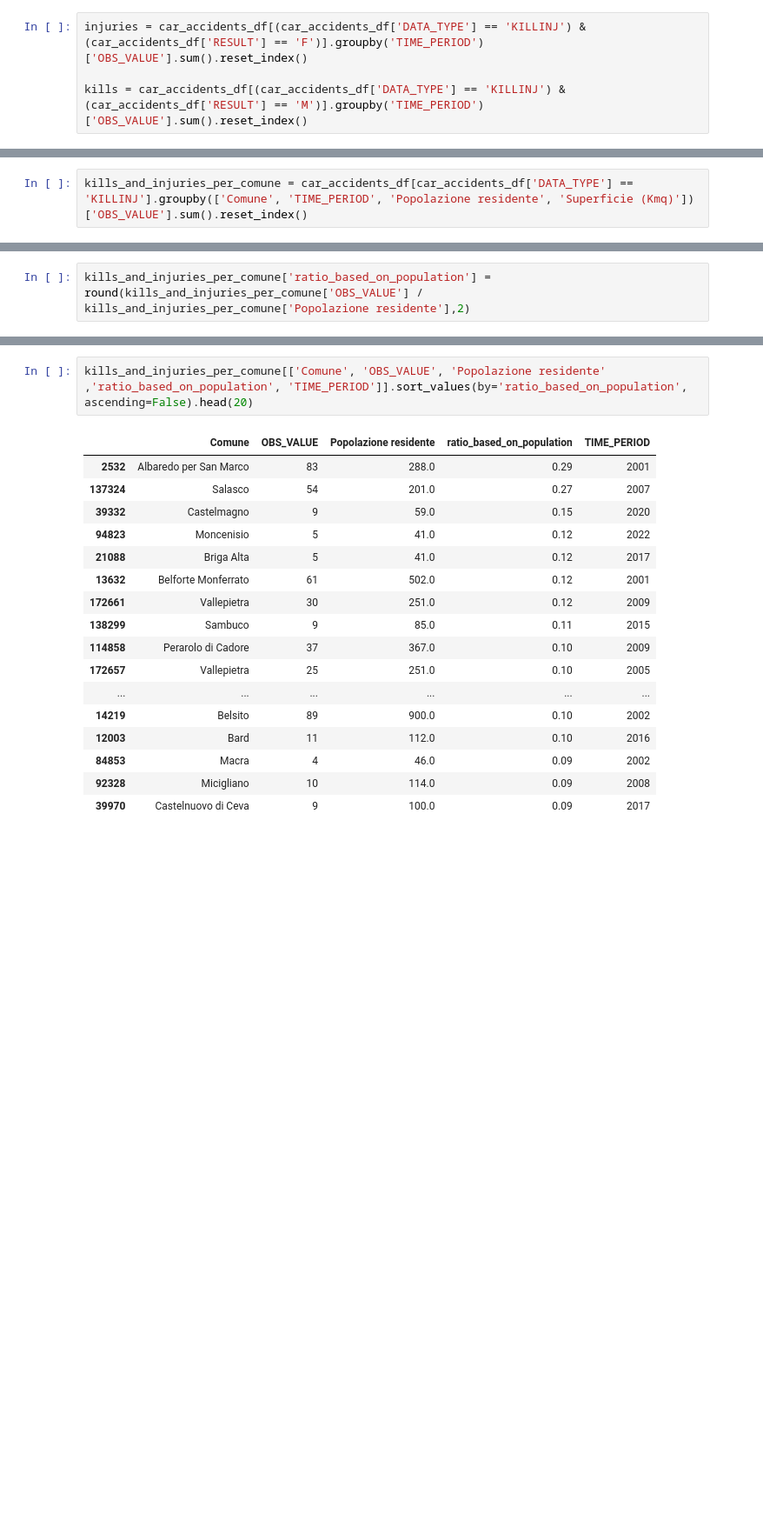
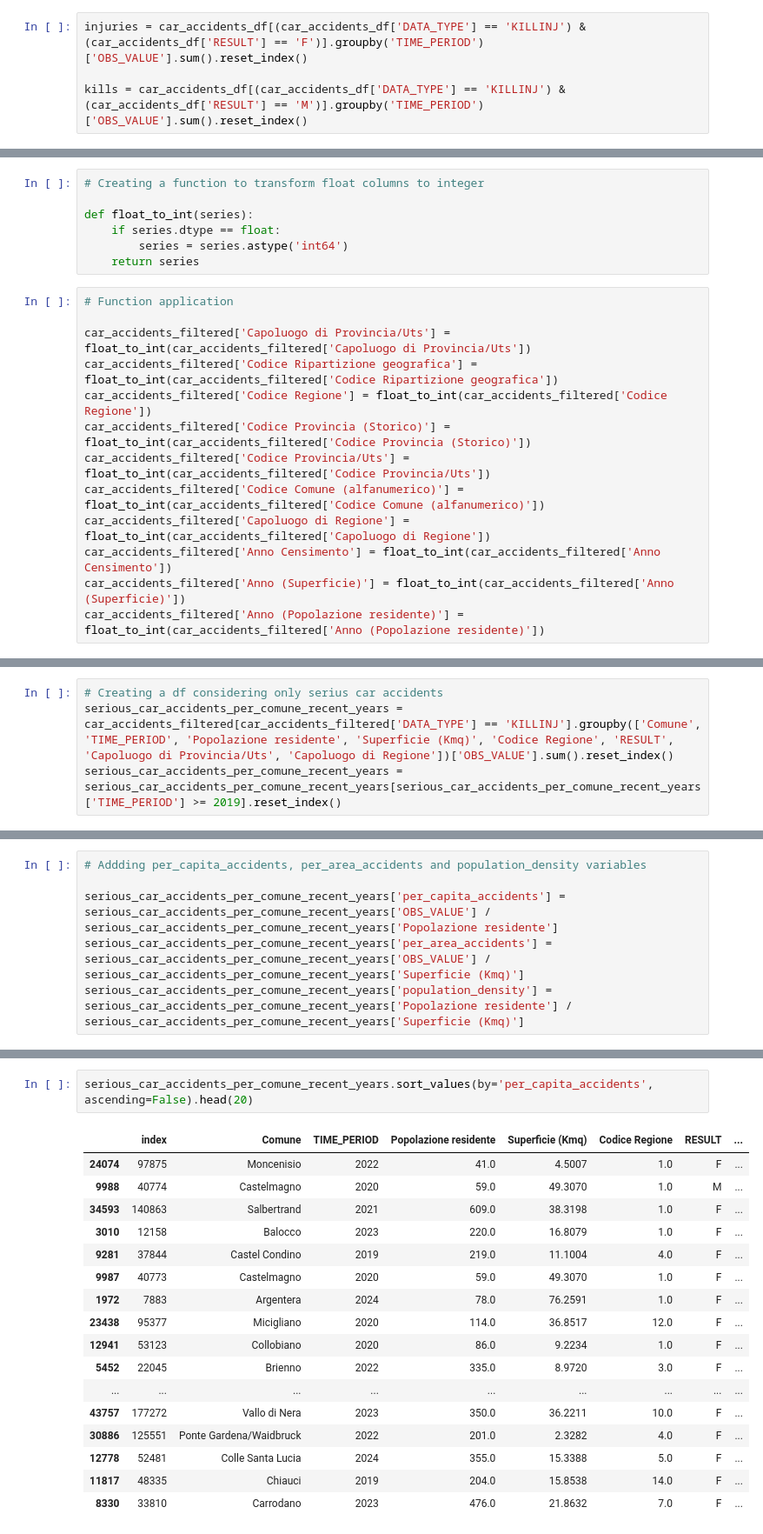
Before and after one commit to andreamigliore91-cyber/final_project_boolean, a Jupyter notebook: final_project_data_analysis.ipynb, the cells around one changed output, grey strips where cells are left out. Shown at 87% size. Saved outputs shown, nothing was run; the diff lists cells and outputs as text; blank space fills up the shorter version.

Commit message:
End of first part of analysis. Results considering recent years (2019-2024) saved the df in csv for statistical analysis

```diff
--- a/final_project_data_analysis.ipynb
+++ b/final_project_data_analysis.ipynb
@@ -75,0 +186,20 @@ plt.show()
+# %%
+# Creating a function to transform float columns to integer
+
+def float_to_int(series):
+    if series.dtype == float:
+        series = series.astype('int64')
+    return series
+# %%
+# Function application
+
+car_accidents_filtered['Capoluogo di Provincia/Uts'] = float_to_int(car_accidents_filtered['Capoluogo di Provincia/Uts'])
+car_accidents_filtered['Codice Ripartizione geografica'] = float_to_int(car_accidents_filtered['Codice Ripartizione geografica'])
+car_accidents_filtered['Codice Regione'] = float_to_int(car_accidents_filtered['Codice Regione'])
+car_accidents_filtered['Codice Provincia (Storico)'] = float_to_int(car_accidents_filtered['Codice Provincia (Storico)'])
+car_accidents_filtered['Codice Provincia/Uts'] = float_to_int(car_accidents_filtered['Codice Provincia/Uts'])
+car_accidents_filtered['Codice Comune (alfanumerico)'] = float_to_int(car_accidents_filtered['Codice Comune (alfanumerico)'])
+car_accidents_filtered['Capoluogo di Regione'] = float_to_int(car_accidents_filtered['Capoluogo di Regione'])
+car_accidents_filtered['Anno Censimento'] = float_to_int(car_accidents_filtered['Anno Censimento'])
+car_accidents_filtered['Anno (Superficie)'] = float_to_int(car_accidents_filtered['Anno (Superficie)'])
+car_accidents_filtered['Anno (Popolazione residente)'] = float_to_int(car_accidents_filtered['Anno (Popolazione residente)'])
@@ -105,2 +384,4 @@ Name: OBS_VALUE, dtype: int64
 # %%
-kills_and_injuries_per_comune = car_accidents_df[car_accidents_df['DATA_TYPE'] == 'KILLINJ'].groupby(['Comune', 'TIME_PERIOD', 'Popolazione residente', 'Superficie (Kmq)'])['OBS_VALUE'].sum().reset_index()
+# Creating a df considering only serius car accidents
+serious_car_accidents_per_comune_recent_years = car_accidents_filtered[car_accidents_filtered['DATA_TYPE'] == 'KILLINJ'].groupby(['Comune', 'TIME_PERIOD', 'Popolazione residente', 'Superficie (Kmq)', 'Codice Regione', 'RESULT', 'Capoluogo di Provincia/Uts', 'Capoluogo di Regione'])['OBS_VALUE'].sum().reset_index()
+serious_car_accidents_per_comune_recent_years = serious_car_accidents_per_comune_recent_years[serious_car_accidents_per_comune_recent_years['TIME_PERIOD'] >= 2019].reset_index()
@@ -110,2 +388,6 @@ kills_and_injuries_per_comune = kills_and_injuries_per_comune[kills_and_injuries
 # %%
-kills_and_injuries_per_comune['ratio_based_on_population'] = round(kills_and_injuries_per_comune['OBS_VALUE'] / kills_and_injuries_per_comune['Popolazione residente'],2)
+# Addding per_capita_accidents, per_area_accidents and population_density variables
+
+serious_car_accidents_per_comune_recent_years['per_capita_accidents'] = serious_car_accidents_per_comune_recent_years['OBS_VALUE'] / serious_car_accidents_per_comune_recent_years['Popolazione residente']
+serious_car_accidents_per_comune_recent_years['per_area_accidents'] = serious_car_accidents_per_comune_recent_years['OBS_VALUE'] / serious_car_accidents_per_comune_recent_years['Superficie (Kmq)']
+serious_car_accidents_per_comune_recent_years['population_density'] = serious_car_accidents_per_comune_recent_years['Popolazione residente'] / serious_car_accidents_per_comune_recent_years['Superficie (Kmq)']
@@ -114,20 +410,20 @@ kills_and_injuries_per_comune['ratio_based_on_area'] = round(kills_and_injuries_
 # %%
-kills_and_injuries_per_comune[['Comune', 'OBS_VALUE', 'Popolazione residente' ,'ratio_based_on_population', 'TIME_PERIOD']].sort_values(by='ratio_based_on_population', ascending=False).head(20)
+serious_car_accidents_per_comune_recent_years.sort_values(by='per_capita_accidents', ascending=False).head(20)
 # %% [output]
-|  | Comune | OBS_VALUE | Popolazione residente | ratio_based_on_population | TIME_PERIOD |
-| 2532 | Albaredo per San Marco | 83 | 288.0 | 0.29 | 2001 |
-| 137324 | Salasco | 54 | 201.0 | 0.27 | 2007 |
-| 39332 | Castelmagno | 9 | 59.0 | 0.15 | 2020 |
-| 94823 | Moncenisio | 5 | 41.0 | 0.12 | 2022 |
-| 21088 | Briga Alta | 5 | 41.0 | 0.12 | 2017 |
-| 13632 | Belforte Monferrato | 61 | 502.0 | 0.12 | 2001 |
-| 172661 | Vallepietra | 30 | 251.0 | 0.12 | 2009 |
-| 138299 | Sambuco | 9 | 85.0 | 0.11 | 2015 |
-| 114858 | Perarolo di Cadore | 37 | 367.0 | 0.10 | 2009 |
-| 172657 | Vallepietra | 25 | 251.0 | 0.10 | 2005 |
-| ... | ... | ... | ... | ... | ... |
-| 14219 | Belsito | 89 | 900.0 | 0.10 | 2002 |
-| 12003 | Bard | 11 | 112.0 | 0.10 | 2016 |
-| 84853 | Macra | 4 | 46.0 | 0.09 | 2002 |
-| 92328 | Micigliano | 10 | 114.0 | 0.09 | 2008 |
-| 39970 | Castelnuovo di Ceva | 9 | 100.0 | 0.09 | 2017 |
+|  | index | Comune | TIME_PERIOD | Popolazione residente | Superficie (Kmq) | Codice Regione | RESULT | ... |
+| 24074 | 97875 | Moncenisio | 2022 | 41.0 | 4.5007 | 1.0 | F | ... |
+| 9988 | 40774 | Castelmagno | 2020 | 59.0 | 49.3070 | 1.0 | M | ... |
+| 34593 | 140863 | Salbertrand | 2021 | 609.0 | 38.3198 | 1.0 | F | ... |
+| 3010 | 12158 | Balocco | 2023 | 220.0 | 16.8079 | 1.0 | F | ... |
+| 9281 | 37844 | Castel Condino | 2019 | 219.0 | 11.1004 | 4.0 | F | ... |
+| 9987 | 40773 | Castelmagno | 2020 | 59.0 | 49.3070 | 1.0 | F | ... |
+| 1972 | 7883 | Argentera | 2024 | 78.0 | 76.2591 | 1.0 | F | ... |
+| 23438 | 95377 | Micigliano | 2020 | 114.0 | 36.8517 | 12.0 | F | ... |
+| 12941 | 53123 | Collobiano | 2020 | 86.0 | 9.2234 | 1.0 | F | ... |
+| 5452 | 22045 | Brienno | 2022 | 335.0 | 8.9720 | 3.0 | F | ... |
+| ... | ... | ... | ... | ... | ... | ... | ... | ... |
+| 43757 | 177272 | Vallo di Nera | 2023 | 350.0 | 36.2211 | 10.0 | F | ... |
+| 30886 | 125551 | Ponte Gardena/Waidbruck | 2022 | 201.0 | 2.3282 | 4.0 | F | ... |
+| 12778 | 52481 | Colle Santa Lucia | 2024 | 355.0 | 15.3388 | 5.0 | F | ... |
+| 11817 | 48335 | Chiauci | 2019 | 204.0 | 15.8538 | 14.0 | F | ... |
+| 8330 | 33810 | Carrodano | 2023 | 476.0 | 21.8632 | 7.0 | F | ... |
```
Also changed, not shown: parts of 78 cells of this notebook, 1 other file.
